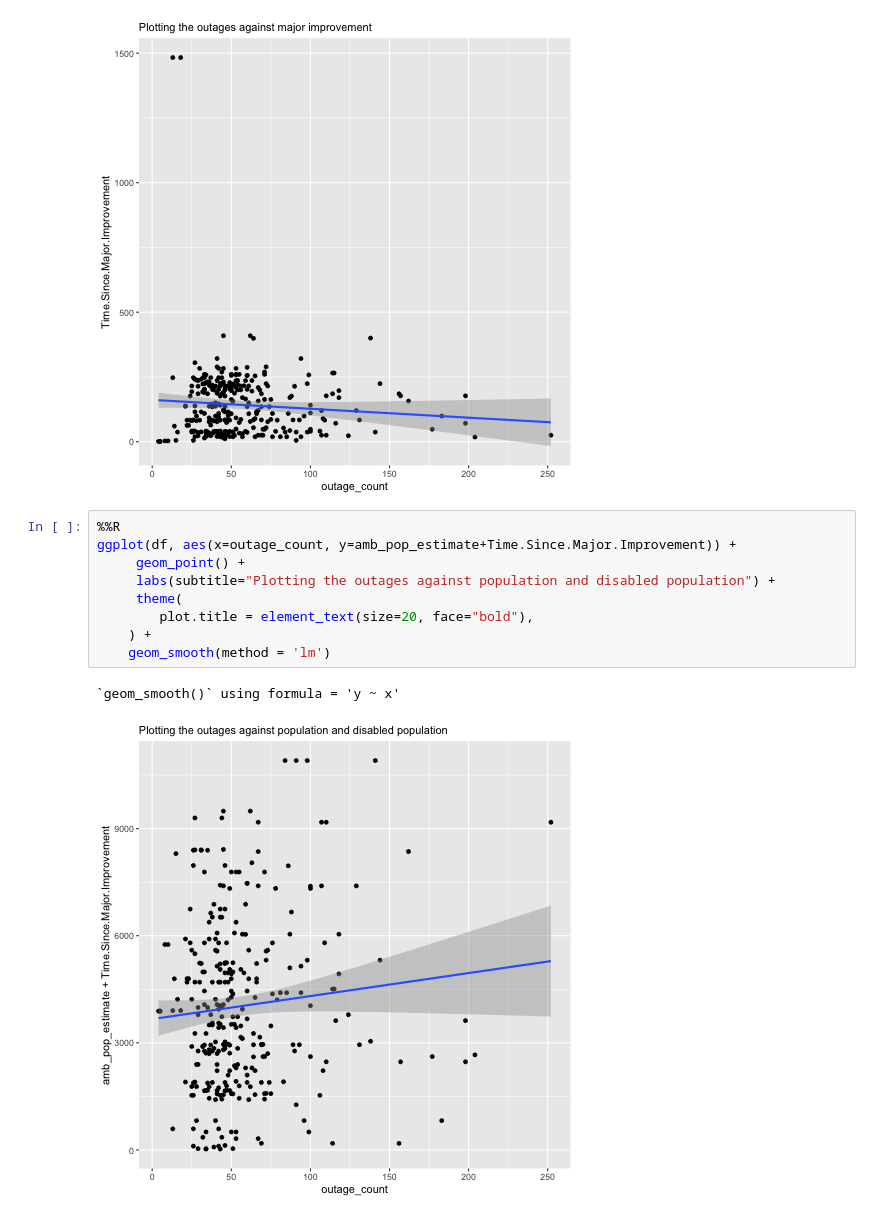
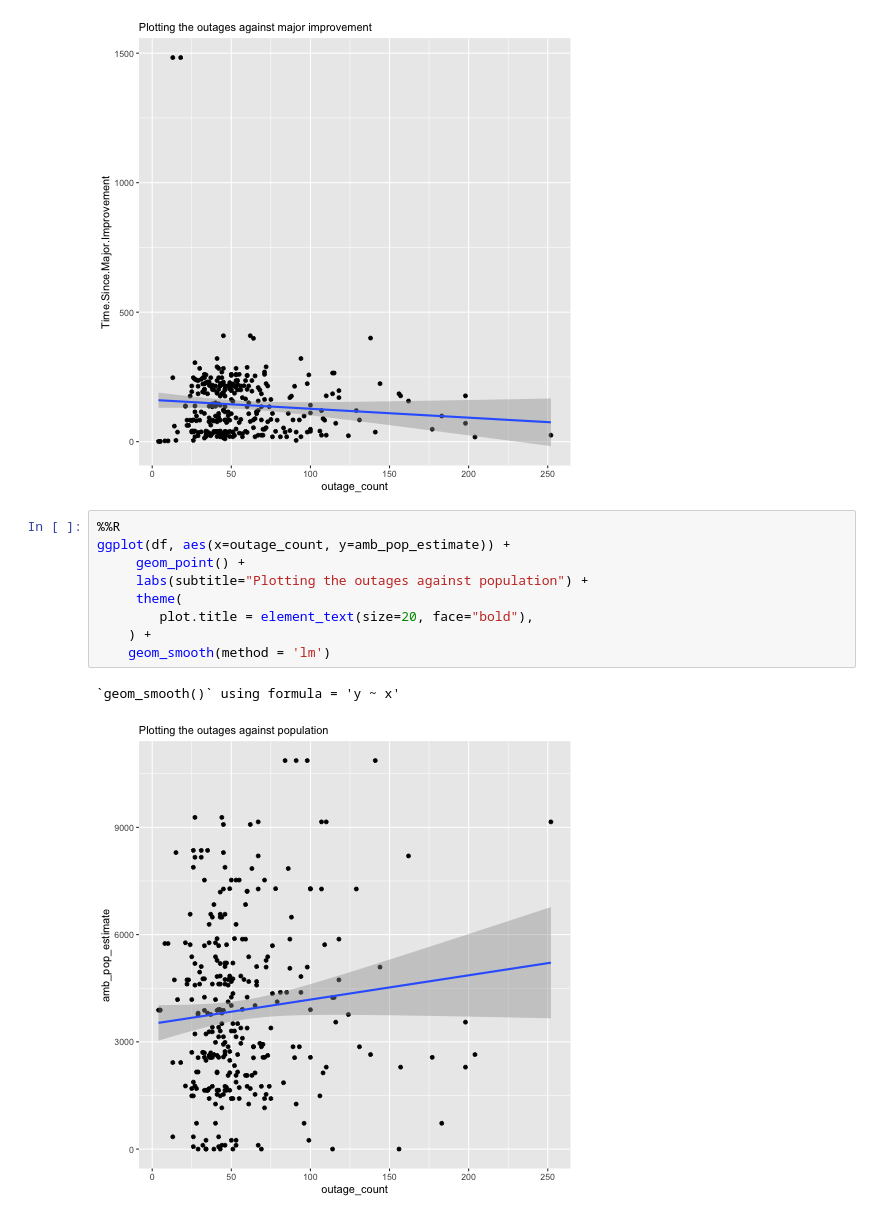
Before and after one commit to radhika3558/elevator-regression, a Jupyter notebook: elevator-regression.ipynb, the cells around one changed output. Saved outputs shown, nothing was run; the diff lists cells and outputs as text.

```diff
--- a/elevator-regression.ipynb
+++ b/elevator-regression.ipynb
@@ -166,16 +173,16 @@ ggplot(df, aes(x=outage_count, y=Time.Since.Major.Improvement)) +
 [figure]
 # %%
 %%R
-ggplot(df, aes(x=outage_count, y=amb_pop_estimate+Time.Since.Major.Improvement)) +
+ggplot(df, aes(x=outage_count, y=amb_pop_estimate)) +
      geom_point() +
-     labs(subtitle="Plotting the outages against population and disabled population") +
+     labs(subtitle="Plotting the outages against population") +
      theme(
         plot.title = element_text(size=20, face="bold"),
     ) +
     geom_smooth(method = 'lm')
 # %% [output]
 `geom_smooth()` using formula = 'y ~ x'
-[figure, old version]
+[figure, new version]
 # %%
 %%R
 
```
Also changed, not shown: parts of 4 cells of this notebook.
